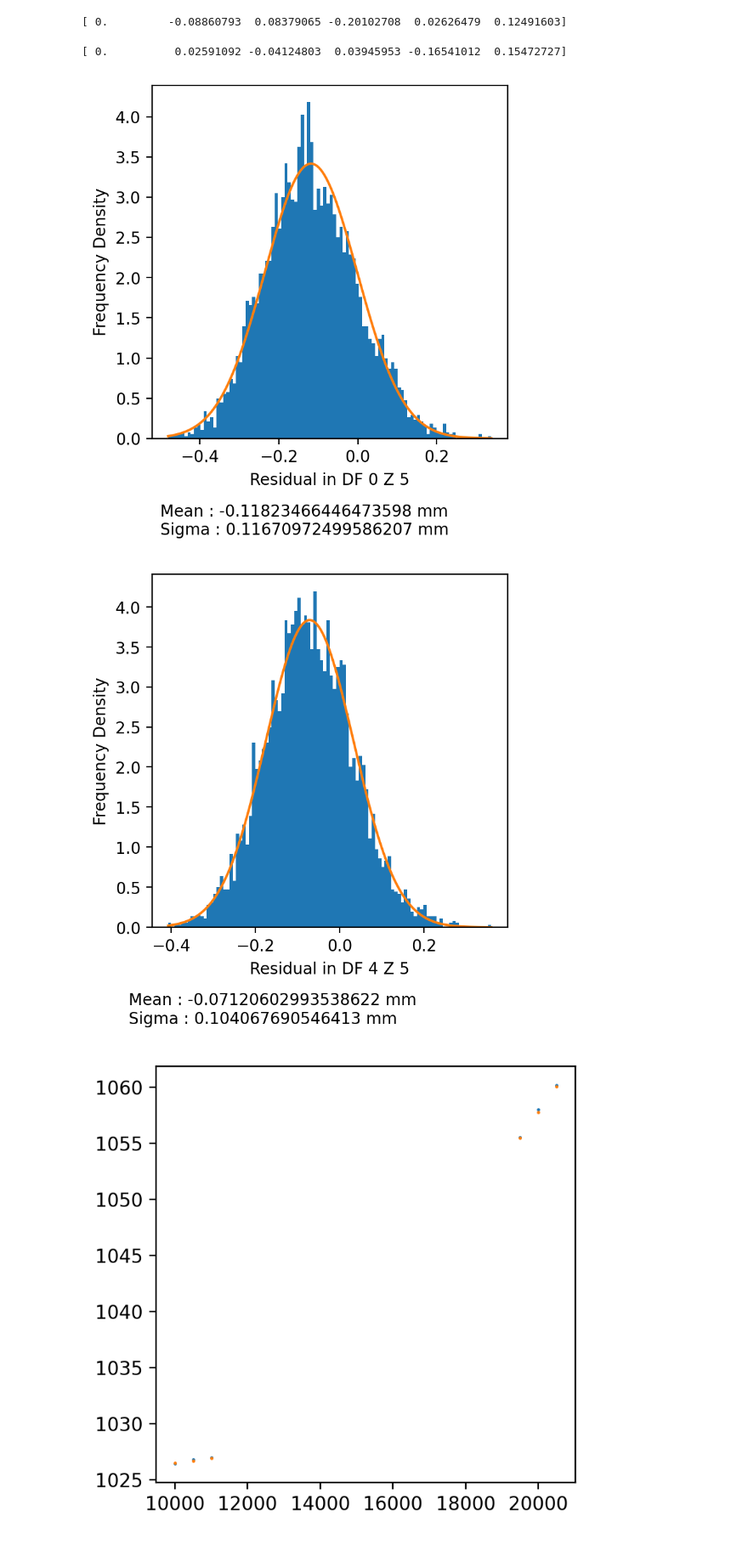
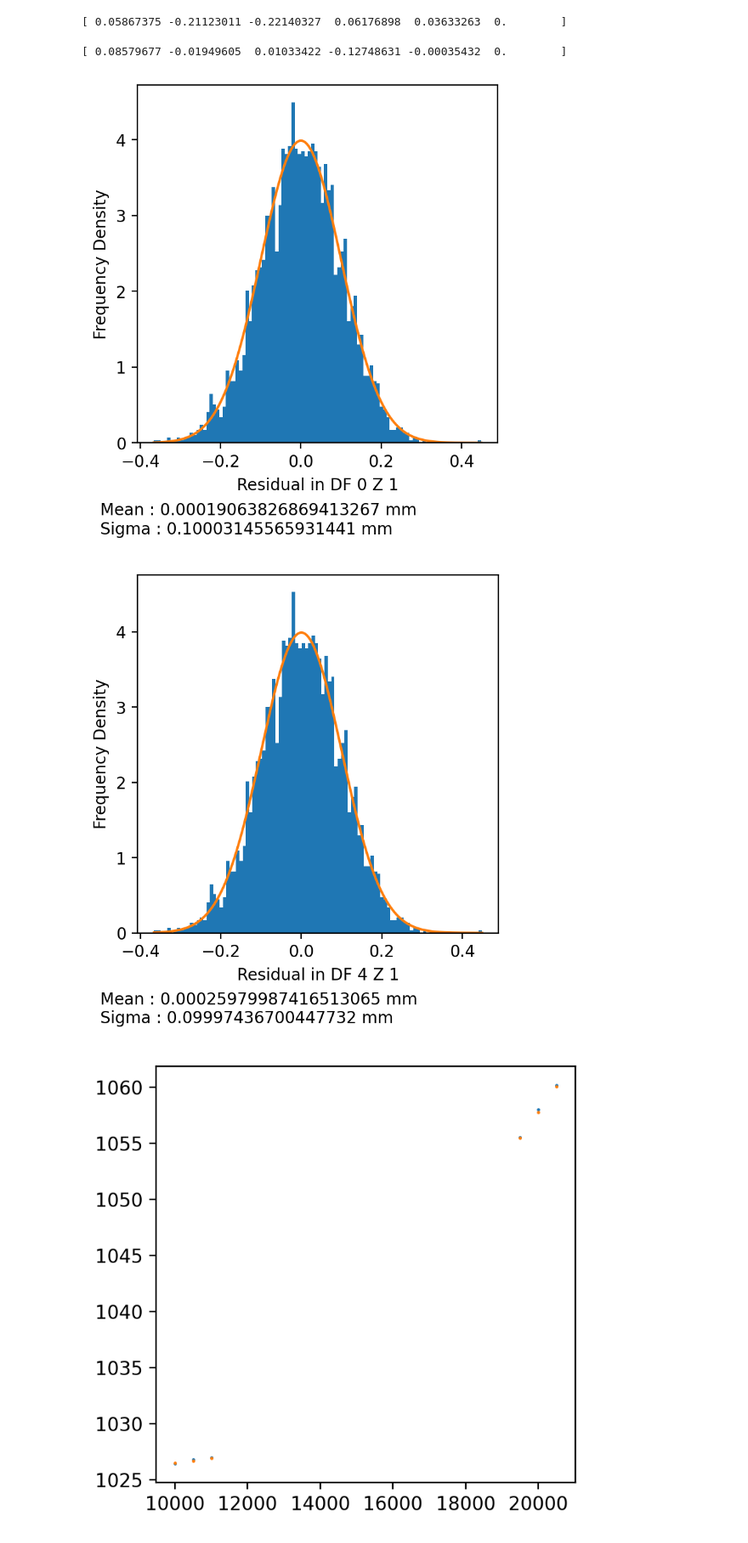
Before and after one commit to ldk111/FASER-2-MPhys-Project, a Jupyter notebook: Analysis/analysis.ipynb, the cells around one changed output. Shown: that part at 85% size. Cells and saved outputs as stored; diff of their text form; code cells hidden in the pictures.

Commit message:
adding test offsets

```diff
--- a/Analysis/analysis.ipynb
+++ b/Analysis/analysis.ipynb
@@ -6,10 +6,10 @@ from matplotlib import pyplot as plt
 import uproot
 import awkward as ak
 
-for i in range(0, 10):
-    output_path = "C:/Users/luke/OneDrive/Documents/MPhys Project/Output Files/parallelisation_test/df" + str(i) + ".csv"
-    trackstates_path = "C:/Users/luke/OneDrive/Documents/MPhys Project/Output Files/parallelisation_test/" + str(i) + "/trackstates_fitter.root"
-    tracksummary_path = "C:/Users/luke/OneDrive/Documents/MPhys Project/Output Files/parallelisation_test/" + str(i) + "/tracksummary_fitter.root"
+for i in range(0, 16):
+    output_path = "C:/Users/luke/OneDrive/Documents/MPhys Project/Output Files/parallelisation_test2/df" + str(i) + ".csv"
+    trackstates_path = "C:/Users/luke/OneDrive/Documents/MPhys Project/Output Files/parallelisation_test2/" + str(i) + "/trackstates_fitter.root"
+    tracksummary_path = "C:/Users/luke/OneDrive/Documents/MPhys Project/Output Files/parallelisation_test2/" + str(i) + "/tracksummary_fitter.root"
 
     file = uproot.open(trackstates_path)
     tree_input = file["trackstates"]
@@ -134,19 +134,19 @@ def Residual_Plot(x, label = "", save = False, bins=100):
 offsets_y = np.loadtxt("../Gaussian Offset Prediction/offsets_y.csv", delimiter = ",")
 offsets_z = np.loadtxt("../Gaussian Offset Prediction/offsets_z.csv", delimiter = ",")
 # %%
-print(offsets_y[0])
+print(offsets_z[0])
 # %% [output]
-[ 0.         -0.08860793  0.08379065 -0.20102708  0.02626479  0.12491603]
+[ 0.05867375 -0.21123011 -0.22140327  0.06176898  0.03633263  0.        ]
 # %%
-print(offsets_y[4])
+print(offsets_z[4])
 # %% [output]
-[ 0.          0.02591092 -0.04124803  0.03945953 -0.16541012  0.15472727]
+[ 0.08579677 -0.01949605  0.01033422 -0.12748631 -0.00035432  0.        ]
 # %%
-mu, std, fig = Residual_Plot(df0["GLOBAL_Y_HIT_3"] - df0["Y_TRUTH_3"], label = "DF 0 Z 5")
-mu, std, fig = Residual_Plot(df4["GLOBAL_Y_HIT_2"] - df4["Y_TRUTH_2"], label = "DF 4 Z 5")
+mu, std, fig = Residual_Plot(df9["GLOBAL_Z_HIT_6"] - df9["Z_TRUTH_6"], label = "DF 0 Z 1")
+mu, std, fig = Residual_Plot(df4["GLOBAL_Z_HIT_6"] - df4["Z_TRUTH_6"], label = "DF 4 Z 1")
 # %% [output]
-[figure, old version]
+[figure, new version]
-[figure, old version]
+[figure, new version]
 # %%
 row = 0
 plt.figure(figsize = (4, 4), dpi = 200)
```
Also changed, not shown: 4 other files.
